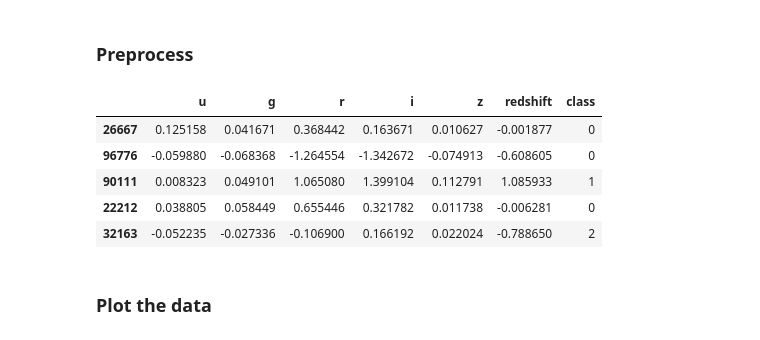
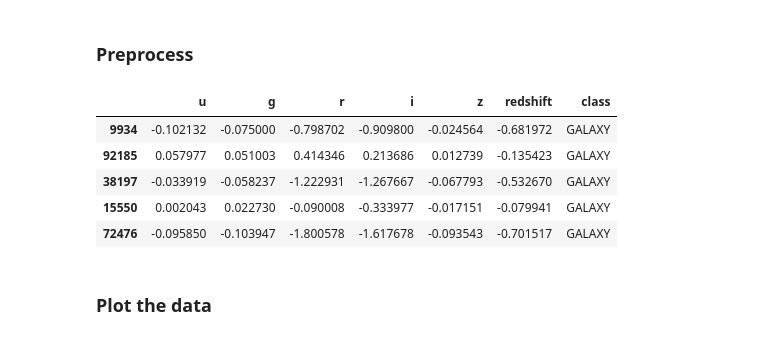
Before and after one commit to miqalvarez/A2, a Jupyter notebook: CSV-Star.ipynb, the cells around one changed output. Drawn from its saved outputs; the diff is of its cells as text; code cells hidden in the pictures.

```diff
--- a/CSV-Star.ipynb
+++ b/CSV-Star.ipynb
@@ -14,27 +14,26 @@ df = pd.read_csv('Star\star_classification.csv', sep=',')
 # %%
 # Shuffle the data and save to csv
 df = df.sample(frac=1)
-df['class'] = pd.factorize(df['class'])[0]
 df.drop(['obj_ID','run_ID','rerun_ID','field_ID','fiber_ID'], axis=1, inplace=True)
 
 # move the class column to the end
 df = df[['u','g','r','i','z','redshift','class']]
 
 # Scale the data
 from sklearn.preprocessing import StandardScaler
 scaler = StandardScaler()
 df[['u','g','r','i','z','redshift']] = scaler.fit_transform(df[['u','g','r','i','z','redshift']])
 # save to csv
 df.to_csv('Star\star.csv')
 
 df.head()
 # %% [output]
 |  | u | g | r | i | z | redshift | class |
-| 26667 | 0.125158 | 0.041671 | 0.368442 | 0.163671 | 0.010627 | -0.001877 | 0 |
-| 96776 | -0.059880 | -0.068368 | -1.264554 | -1.342672 | -0.074913 | -0.608605 | 0 |
-| 90111 | 0.008323 | 0.049101 | 1.065080 | 1.399104 | 0.112791 | 1.085933 | 1 |
-| 22212 | 0.038805 | 0.058449 | 0.655446 | 0.321782 | 0.011738 | -0.006281 | 0 |
-| 32163 | -0.052235 | -0.027336 | -0.106900 | 0.166192 | 0.022024 | -0.788650 | 2 |
+| 9934 | -0.102132 | -0.075000 | -0.798702 | -0.909800 | -0.024564 | -0.681972 | GALAXY |
+| 92185 | 0.057977 | 0.051003 | 0.414346 | 0.213686 | 0.012739 | -0.135423 | GALAXY |
+| 38197 | -0.033919 | -0.058237 | -1.222931 | -1.267667 | -0.067793 | -0.532670 | GALAXY |
+| 15550 | 0.002043 | 0.022730 | -0.090008 | -0.333977 | -0.017151 | -0.079941 | GALAXY |
+| 72476 | -0.095850 | -0.103947 | -1.800578 | -1.617678 | -0.093543 | -0.701517 | GALAXY |
 # %% [markdown]
 ### Plot the data
 # %%
```
Also changed, not shown: parts of 1 cell of this notebook, 3 other files.
